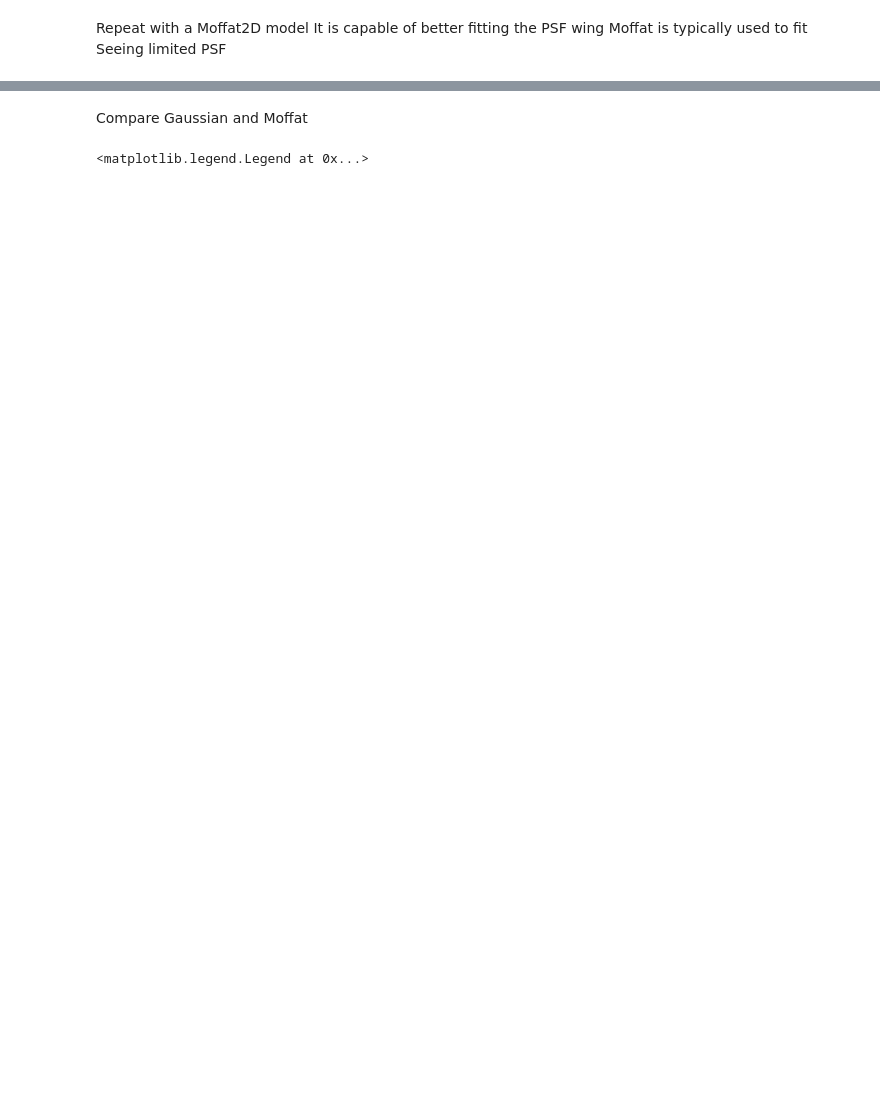
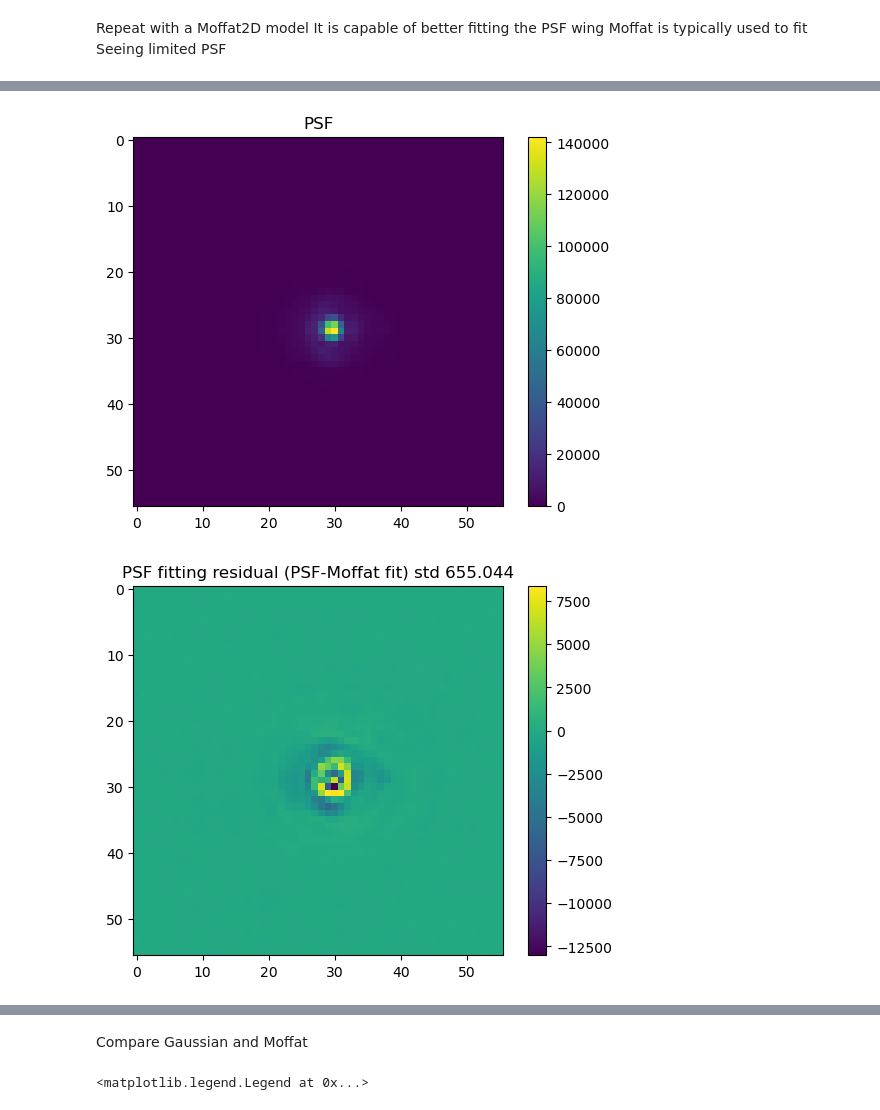
Before and after one commit to ArcetriAdaptiveOptics/OAO24, a Jupyter notebook: oao24/tutorials/tuto3/fwhm_estimate.ipynb, the cells around one changed output, grey strips where cells are left out. Cells and saved outputs as stored; diff of their text form; code cells hidden in the pictures; blank space fills up the shorter version.

```diff
--- a/oao24/tutorials/tuto3/fwhm_estimate.ipynb
+++ b/oao24/tutorials/tuto3/fwhm_estimate.ipynb
@@ -146,0 +96,9 @@ plt.legend()
+# %%
+model_moffat = models.Moffat2D(amp, x0, y0, 3.6)
+best_fit_moffat = fitter(model_moffat, x, y, z = star_roi)
+psf_residual_moffat= best_fit_moffat(x,y)-star_roi
+
+display_psf_fit(star_roi, best_fit_moffat, psf_residual_moffat, star_roi_cut_index, 'Moffat fit')
+# %% [output]
+[figure, added]
+[figure, added]
```
Also changed, not shown: parts of 11 cells of this notebook, 3 other files.
